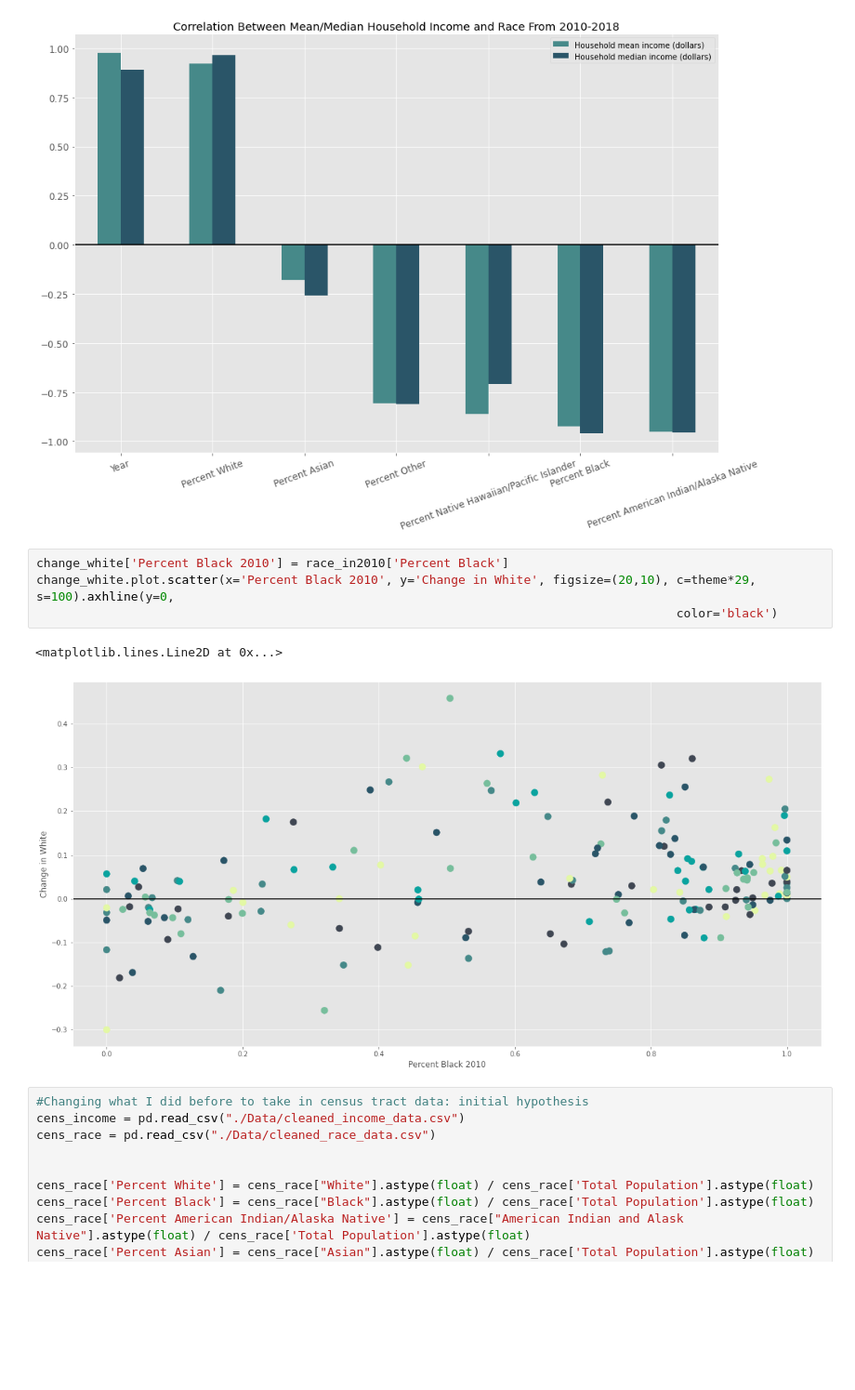
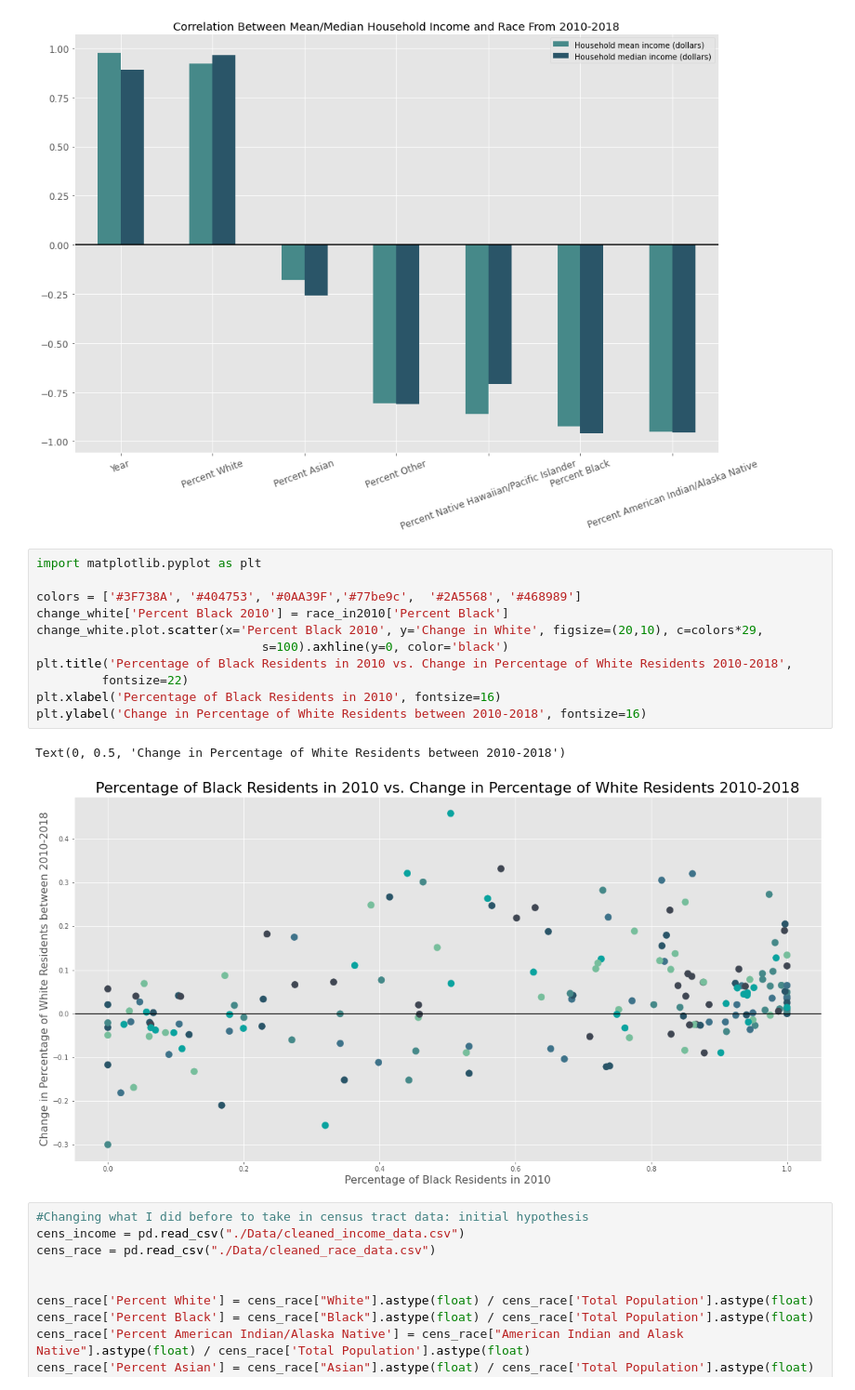
Before and after one commit to leosimanonok/DataScienceFinalTutorial, a Jupyter notebook: Presentation_Leah.ipynb, the cells around one changed output. Shown: that part at 93% size. Drawn from its saved outputs; the diff is of its cells as text; blank space fills up the shorter version.

```diff
--- a/Presentation_Leah.ipynb
+++ b/Presentation_Leah.ipynb
@@ -212,12 +227,19 @@ plotter.reindex(order).plot.bar(
 <matplotlib.lines.Line2D at 0x...>
 [figure]
 # %%
+import matplotlib.pyplot as plt
+
+colors = ['#3F738A', '#404753', '#0AA39F','#77be9c',  '#2A5568', '#468989']
 change_white['Percent Black 2010'] = race_in2010['Percent Black']
-change_white.plot.scatter(x='Percent Black 2010', y='Change in White', figsize=(20,10), c=theme*29, s=100).axhline(y=0,
-                                                                                        color='black')
+change_white.plot.scatter(x='Percent Black 2010', y='Change in White', figsize=(20,10), c=colors*29,
+                               s=100).axhline(y=0, color='black')
+plt.title('Percentage of Black Residents in 2010 vs. Change in Percentage of White Residents 2010-2018',
+         fontsize=22)
+plt.xlabel('Percentage of Black Residents in 2010', fontsize=16)
+plt.ylabel('Change in Percentage of White Residents between 2010-2018', fontsize=16)
 # %% [output]
-<matplotlib.lines.Line2D at 0x...>
+Text(0, 0.5, 'Change in Percentage of White Residents between 2010-2018')
-[figure, old version]
+[figure, new version]
 # %%
 #Changing what I did before to take in census tract data: initial hypothesis
 cens_income = pd.read_csv("./Data/cleaned_income_data.csv")
```
Also changed, not shown: parts of 1 cell of this notebook, 2 other files.
